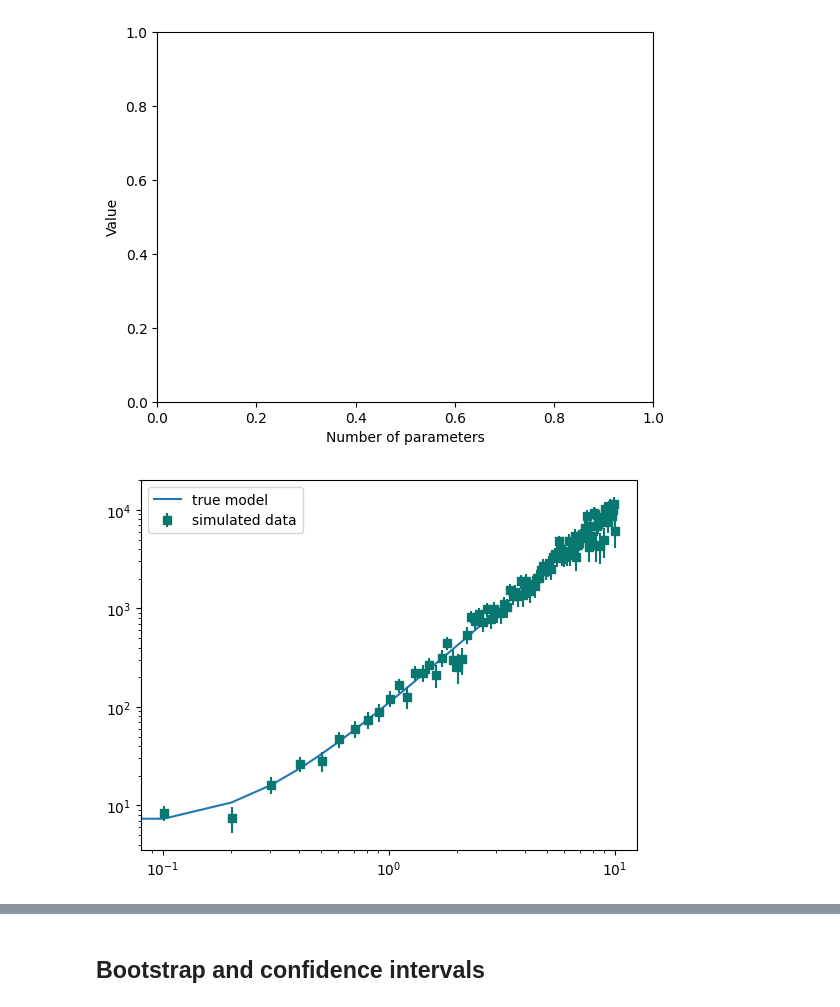
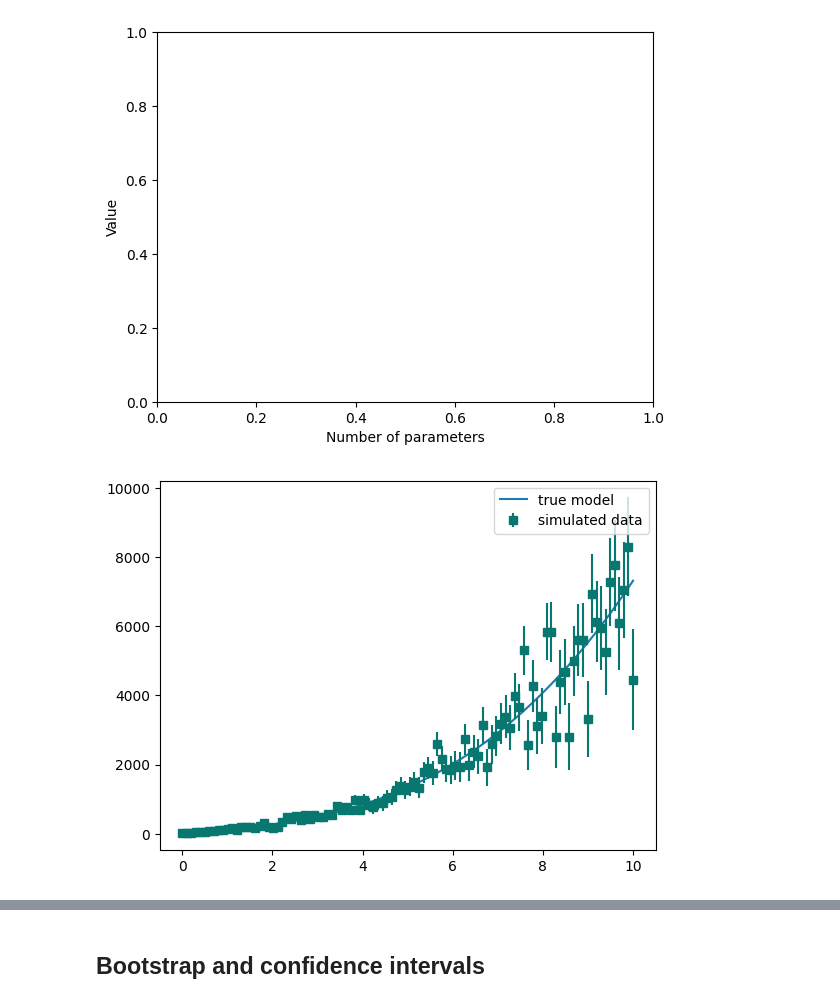
Before and after one commit to t-kist/Bayesian-Statistics-for-Astrophysics-2024, a Jupyter notebook: bayes24/lecture_notes/group2/Chapter 2.ipynb, the cells around one changed output, grey strips where cells are left out. Cells and saved outputs as stored; diff of their text form; code cells hidden in the pictures.

```diff
--- a/bayes24/lecture_notes/group2/Chapter 2.ipynb
+++ b/bayes24/lecture_notes/group2/Chapter 2.ipynb
@@ -121,89 +140,45 @@ plt.show()
 # %%
-import numpy as np
-import scipy.stats
-from scipy.optimize import curve_fit
-import matplotlib.pyplot as plt
-
-"""First we define the true model, of which the data will be generated"""
 np.random.seed(10)
 
 a_true = 6
 b_true = 3
 c_true = 101
+d_true = 50
 
 xmin = 0
 xmax = 10
-
-def true_model(x, a=a_true, b=b_true, c=c_true):
-    return a + b*x + c*x**2
-
-def sim_data(x, uncertainty=0.2):
-    # find the model prediction
-    y_true = model(x)
-
-    # find the true uncertainty on the observations
-    y_unc_true = np.abs(y_true)*uncertainty
-
-    # generate data for a normal distribution
-    y_sample = np.random.normal(y_true, y_unc_true, size=len(x))
-
-    return y_sample, y_unc_true
 
 model = true_model
 npoints = 100
 # plot the simulation results
 xx = np.linspace(xmin, xmax, npoints)
 data_example = sim_data(xx)
 
 plt.clf()
-plt.plot(xx, model(xx, a_true, b_true), label="true model")
+plt.plot(xx, model(xx, a_true, b_true, c_true, d_true), label="true model")
 plt.errorbar(xx, data_example[0],data_example[1], fmt='s', label='simulated data', color='#077770')
 plt.legend()
-plt.yscale('log')
-plt.xscale('log')
+# plt.yscale('log')
+# plt.xscale('log')
 
 
 N_sim = 5000
 x = np.linspace(xmin, xmax, npoints)
 
 chi = []
 for t in range(N_sim):
     yy, y_err = sim_data(x)
 
     popt, pcov = curve_fit(model, xx, yy, absolute_sigma = False)
     chi_sq = np.sum(((model(xx, *popt)-yy)*2)/y_err)
     chi.append(chi_sq)
 
 max_L = np.max(chi)
 # print(max_L)
-
-# Define the functions
-def AIC(L_max, p_k):
-    aic =  -2 * np.log(L_max) + 2*p_k
-    return aic
-
-def BIC(L_max, p_k, n):
-   bic = -2 * np.log(L_max) + np.log(n)*p_k
-   return bic
-
-from inspect import signature
-sig = signature(model)
-n_params = len(sig.parameters) - 1
-
-def poly_model(x, *p):
-	'''
-	polynomial of degree len(p)
-	'''
-	return  np.polyval(p, x)
-
-def chisquared(model, y, y_err):
-    chi = np.sum(((model-y)**2)/y_err)
-    return chi
-
 #Hoeveelheid parameters gevonden. Nu voor AIC BIC berekenen. Daarna algemeniseren voor verschillende functies as modellen.
 #Misschien iets van een functie waarmee je automatisch hogere ordes polynomen kan genereren.\n
 # %% [output]
-[figure, old version]
+[figure, new version]
 # %%
 max_params = 10
 params = np.arange(1, max_params+1, 1)
```
Also changed, not shown: parts of 4 cells of this notebook.
